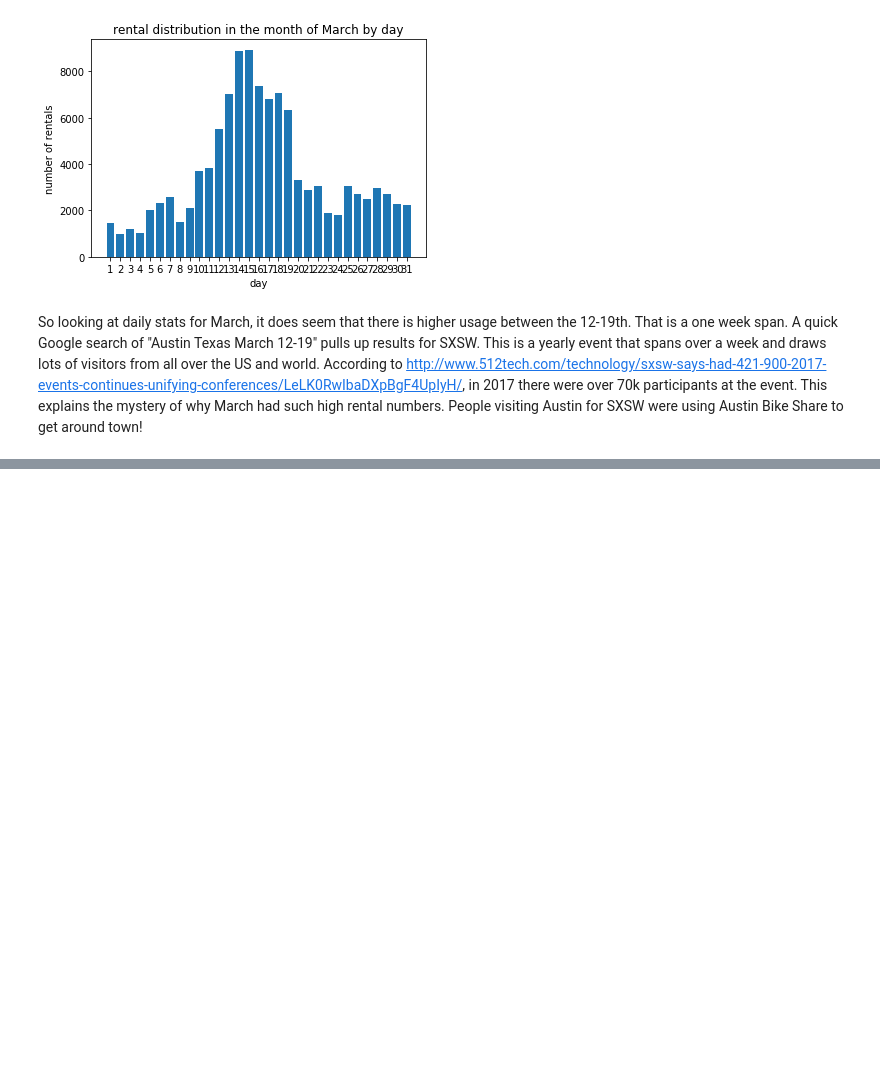
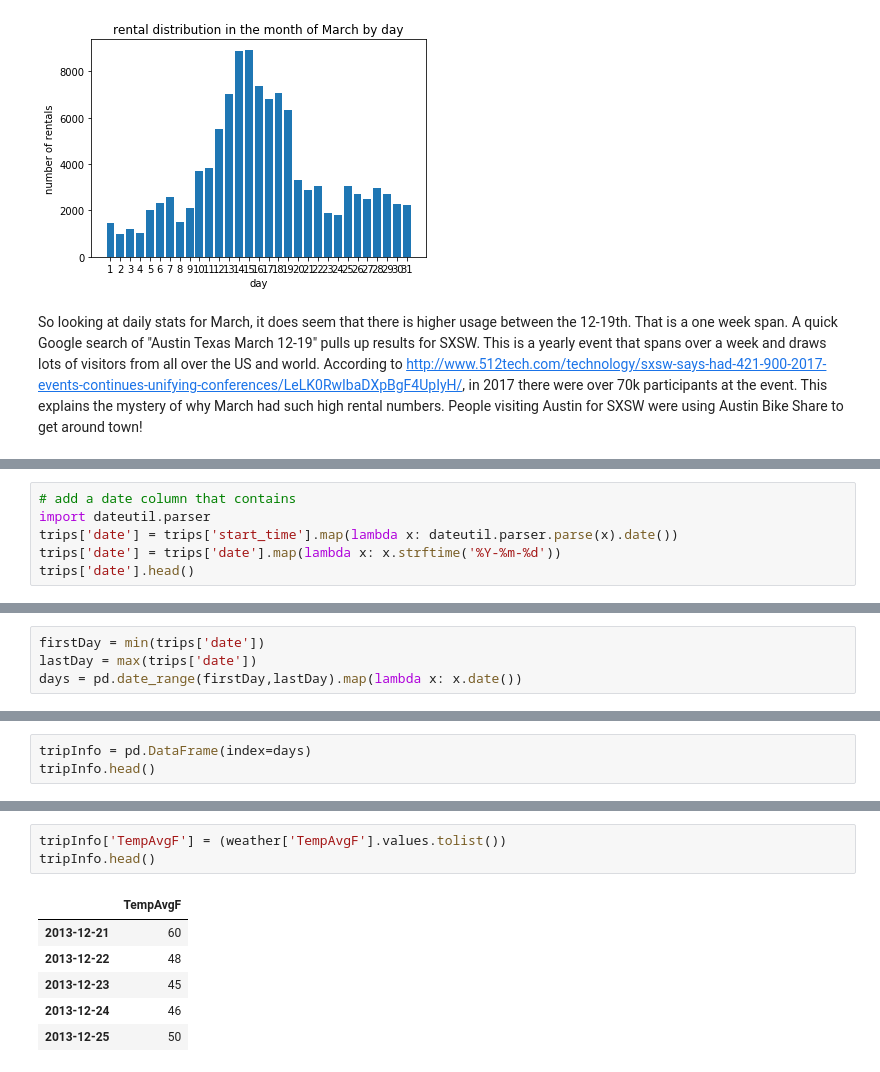
Before and after one commit to Mannequintessential/machine-learning-udacity-course, a Jupyter notebook: projects/capstone/bike-share-analysis.ipynb, the cells around one changed output, grey strips where cells are left out. Drawn from its saved outputs; the diff is of its cells as text; blank space fills up the shorter version.

```diff
--- a/projects/capstone/bike-share-analysis.ipynb
+++ b/projects/capstone/bike-share-analysis.ipynb
@@ -248,0 +273,6 @@ So looking at daily stats for March, it does seem that there is higher usage bet
+# %%
+# add a date column that contains
+import dateutil.parser
+trips['date'] = trips['start_time'].map(lambda x: dateutil.parser.parse(x).date())
+trips['date'] = trips['date'].map(lambda x: x.strftime('%Y-%m-%d'))
+trips['date'].head()
@@ -248,0 +286,4 @@ So looking at daily stats for March, it does seem that there is higher usage bet
+# %%
+firstDay = min(trips['date'])
+lastDay = max(trips['date'])
+days = pd.date_range(firstDay,lastDay).map(lambda x: x.date())
@@ -248,0 +306,3 @@ So looking at daily stats for March, it does seem that there is higher usage bet
+# %%
+tripInfo = pd.DataFrame(index=days)
+tripInfo.head()
@@ -248,0 +316,10 @@ So looking at daily stats for March, it does seem that there is higher usage bet
+# %%
+tripInfo['TempAvgF'] = (weather['TempAvgF'].values.tolist())
+tripInfo.head()
+# %% [output]
+|  | TempAvgF |
+| 2013-12-21 | 60 |
+| 2013-12-22 | 48 |
+| 2013-12-23 | 45 |
+| 2013-12-24 | 46 |
+| 2013-12-25 | 50 |
```
Also changed, not shown: parts of 9 cells of this notebook.
